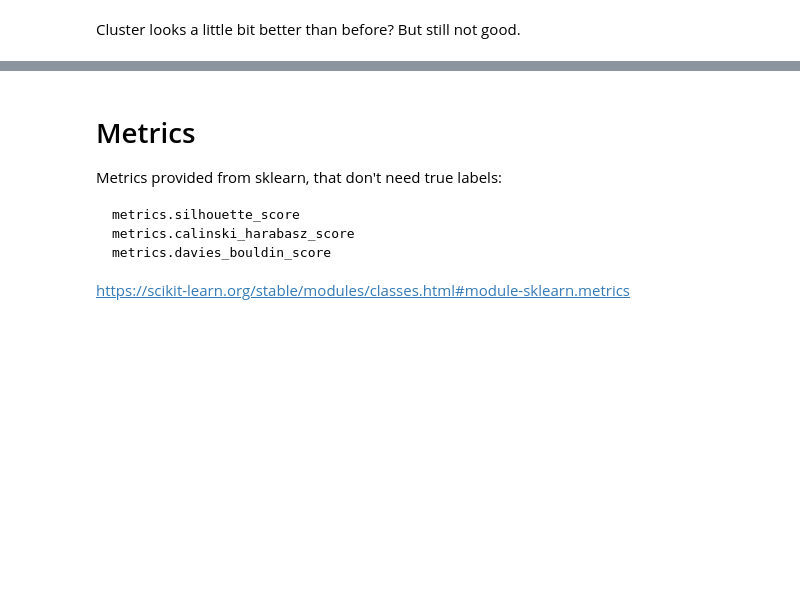
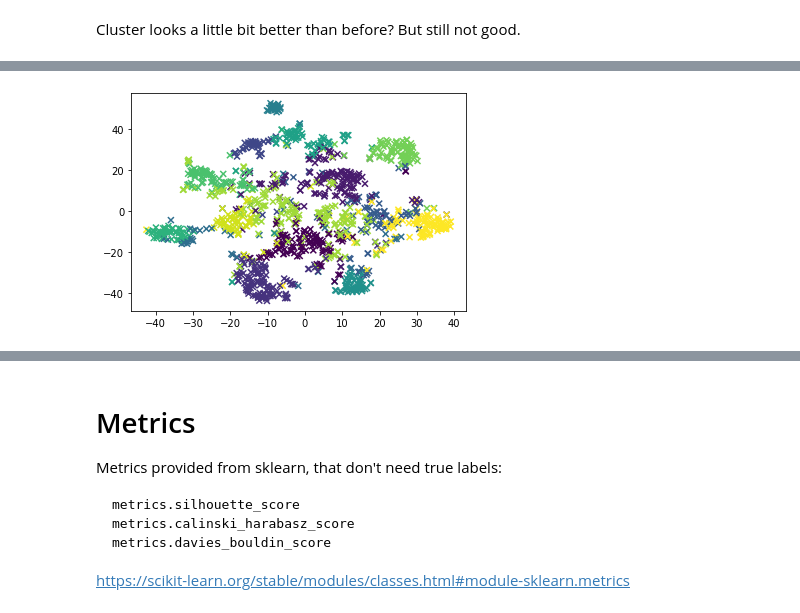
Before and after one commit to DonatJR/ita_ws20, a Jupyter notebook: notebooks/gaussian_mixture.ipynb, the cells around one changed output, grey strips where cells are left out. Saved outputs shown, nothing was run; the diff lists cells and outputs as text; code cells hidden in the pictures; blank space fills up the shorter version.

```diff
--- a/notebooks/gaussian_mixture.ipynb
+++ b/notebooks/gaussian_mixture.ipynb
@@ -240,0 +283,7 @@ Cluster looks a little bit better than before? But still not good.
+# %%
+n_components = 10
+X, svd = get_lsa_transformation(n_components, tfidf_corpus_stopwords)
+model_lsa_stopwords = GaussianMixture(n_components=num_topics, covariance_type="tied")
+fit_model(model_lsa_stopwords, X)
+labels_lsa_stopwords = model_lsa_stopwords.predict(X)
+clusters_with_lsa_stopwords = print_and_get_clusters(model_lsa_stopwords, vectorizer_stopwords, corpus_stopwords, labels_lsa_stopwords, n_components=n_components, svd=svd)
@@ -240,0 +308,4 @@ Cluster looks a little bit better than before? But still not good.
+# %%
+plot(model_lsa_stopwords, X, labels_lsa, n_components=n_components)
+# %% [output]
+[figure, added]
```
Also changed, not shown: parts of 20 cells of this notebook.
